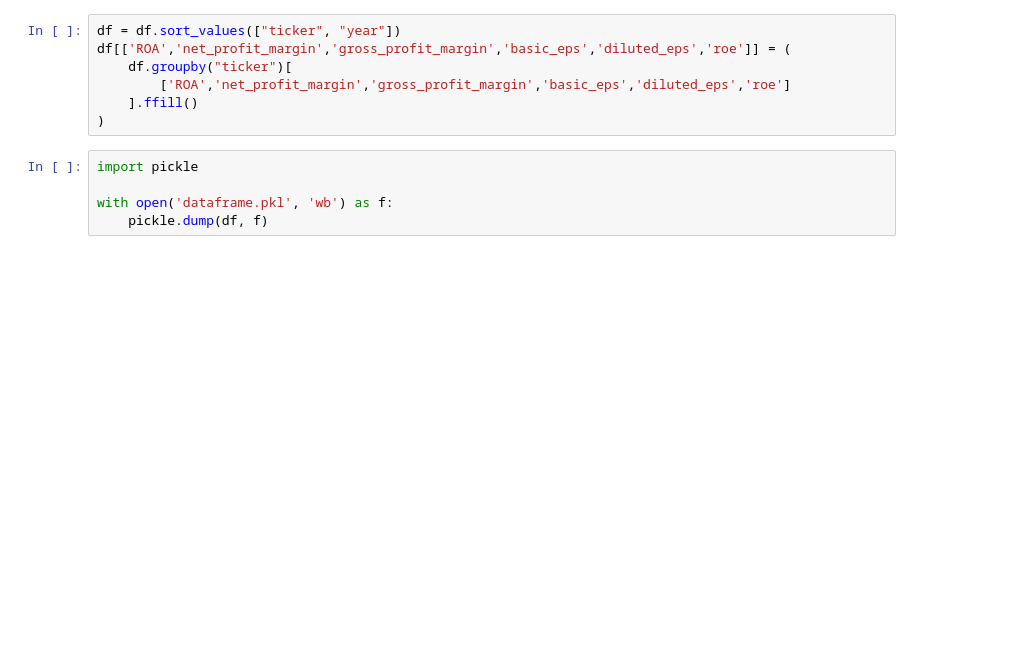
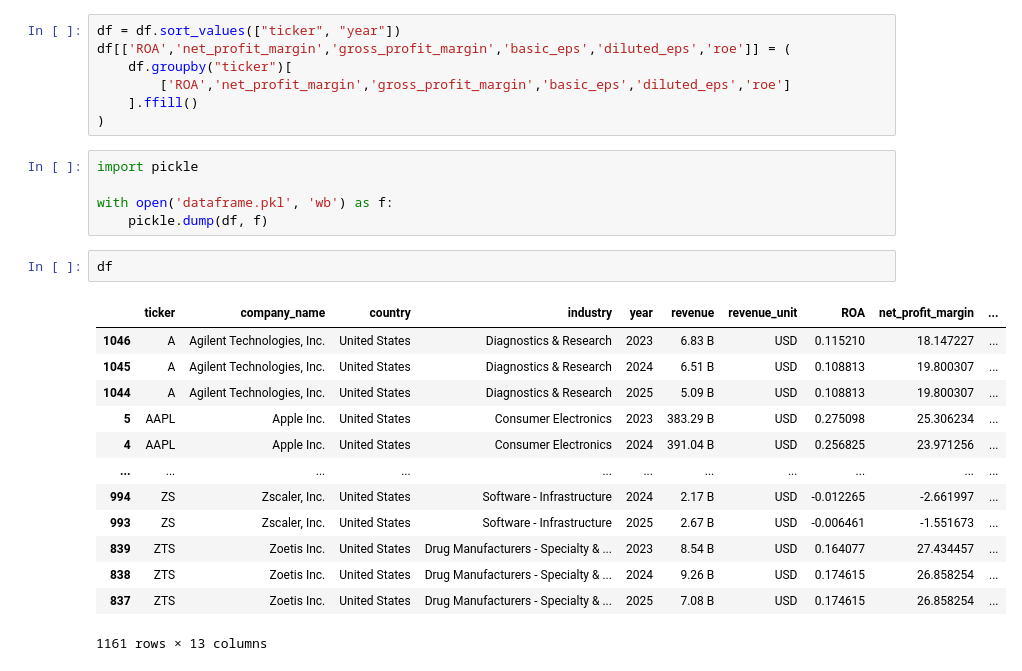
Before and after one commit to 200-shetty/statista-financial-data-pipeline, a Jupyter notebook: dirty_exploration/financial_dataanalysis_yfinance.ipynb, the cells around one changed output. Cells and saved outputs as stored; diff of their text form; blank space fills up the shorter version.

```diff
--- a/get_data.ipynb
+++ b/dirty_exploration/financial_dataanalysis_yfinance.ipynb
@@ -560,3 +560,19 @@ import pickle
 
 with open('dataframe.pkl', 'wb') as f:
     pickle.dump(df, f)
+# %%
+df
+# %% [output]
+|  | ticker | company_name | country | industry | year | revenue | revenue_unit | ROA | net_profit_margin | ... |
+| 1046 | A | Agilent Technologies, Inc. | United States | Diagnostics & Research | 2023 | 6.83 B | USD | 0.115210 | 18.147227 | ... |
+| 1045 | A | Agilent Technologies, Inc. | United States | Diagnostics & Research | 2024 | 6.51 B | USD | 0.108813 | 19.800307 | ... |
+| 1044 | A | Agilent Technologies, Inc. | United States | Diagnostics & Research | 2025 | 5.09 B | USD | 0.108813 | 19.800307 | ... |
+| 5 | AAPL | Apple Inc. | United States | Consumer Electronics | 2023 | 383.29 B | USD | 0.275098 | 25.306234 | ... |
+| 4 | AAPL | Apple Inc. | United States | Consumer Electronics | 2024 | 391.04 B | USD | 0.256825 | 23.971256 | ... |
+| ... | ... | ... | ... | ... | ... | ... | ... | ... | ... | ... |
+| 994 | ZS | Zscaler, Inc. | United States | Software - Infrastructure | 2024 | 2.17 B | USD | -0.012265 | -2.661997 | ... |
+| 993 | ZS | Zscaler, Inc. | United States | Software - Infrastructure | 2025 | 2.67 B | USD | -0.006461 | -1.551673 | ... |
+| 839 | ZTS | Zoetis Inc. | United States | Drug Manufacturers - Specialty & ... | 2023 | 8.54 B | USD | 0.164077 | 27.434457 | ... |
+| 838 | ZTS | Zoetis Inc. | United States | Drug Manufacturers - Specialty & ... | 2024 | 9.26 B | USD | 0.174615 | 26.858254 | ... |
+| 837 | ZTS | Zoetis Inc. | United States | Drug Manufacturers - Specialty & ... | 2025 | 7.08 B | USD | 0.174615 | 26.858254 | ... |
+1161 rows × 13 columns
```
Also changed, not shown: 15 other files.
